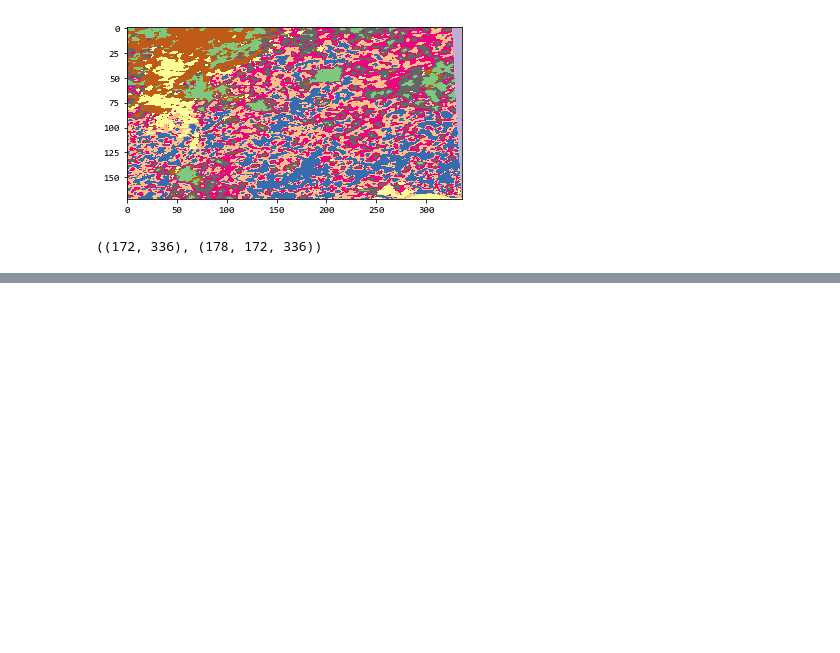
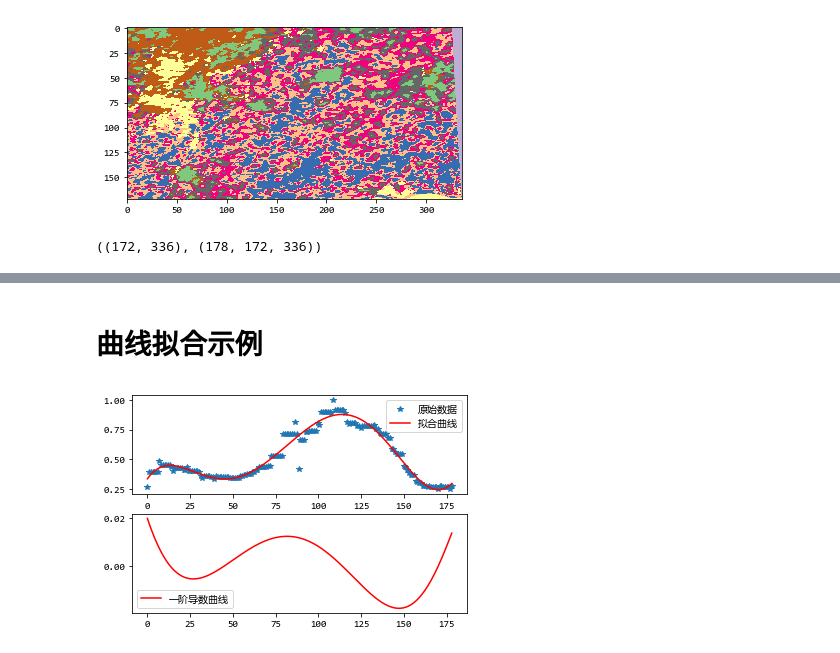
Before and after one commit to korewayume/MLCookbook, a Jupyter notebook: notebooks/ndvi-time-curve.ipynb, the cells around one changed output, grey strips where cells are left out. Drawn from its saved outputs; the diff is of its cells as text; code cells hidden in the pictures; blank space fills up the shorter version.

```diff
--- a/notebooks/ndvi-time-curve.ipynb
+++ b/notebooks/ndvi-time-curve.ipynb
@@ -122,0 +123,39 @@ plt.show()
+# %% [markdown]
+# 曲线拟合示例
+# %%
+from scipy.optimize import leastsq
+one_curve = fit_data[:,np.equal(result, 4)][:,1]
+xArr = np.linspace(0,one_curve.shape[0],one_curve.shape[0])
+polynomial_degree = 10
+
+
+def func(x, p):
+    """
+    数据拟合所用的函数
+    """
+
+    f = np.poly1d(p)
+    return f(x)
+
+
+def residuals(p, y, x, n):
+    """
+    实验数据x, y和拟合函数之间的差，p为拟合需要找到的系数
+    """
+
+    ret = y - func(x, p)
+    return ret
+
+
+p0 = np.array([1] * polynomial_degree)
+plsq = leastsq(residuals, p0, args=(one_curve, xArr, polynomial_degree))
+plt.subplot(211)
+plt.plot(xArr, one_curve, '*', label=u'原始数据')
+plt.plot(xArr, func(xArr, plsq[0]), "r", label=u"拟合曲线")
+plt.legend()
+plt.subplot(212)
+plt.plot(xArr, func(xArr, np.polyder(plsq[0])), "r", label=u"一阶导数曲线")
+plt.legend()
+plt.show()
+# %% [output]
+[figure, added]
```
Also changed, not shown: parts of 2 cells of this notebook, 1 other file.
